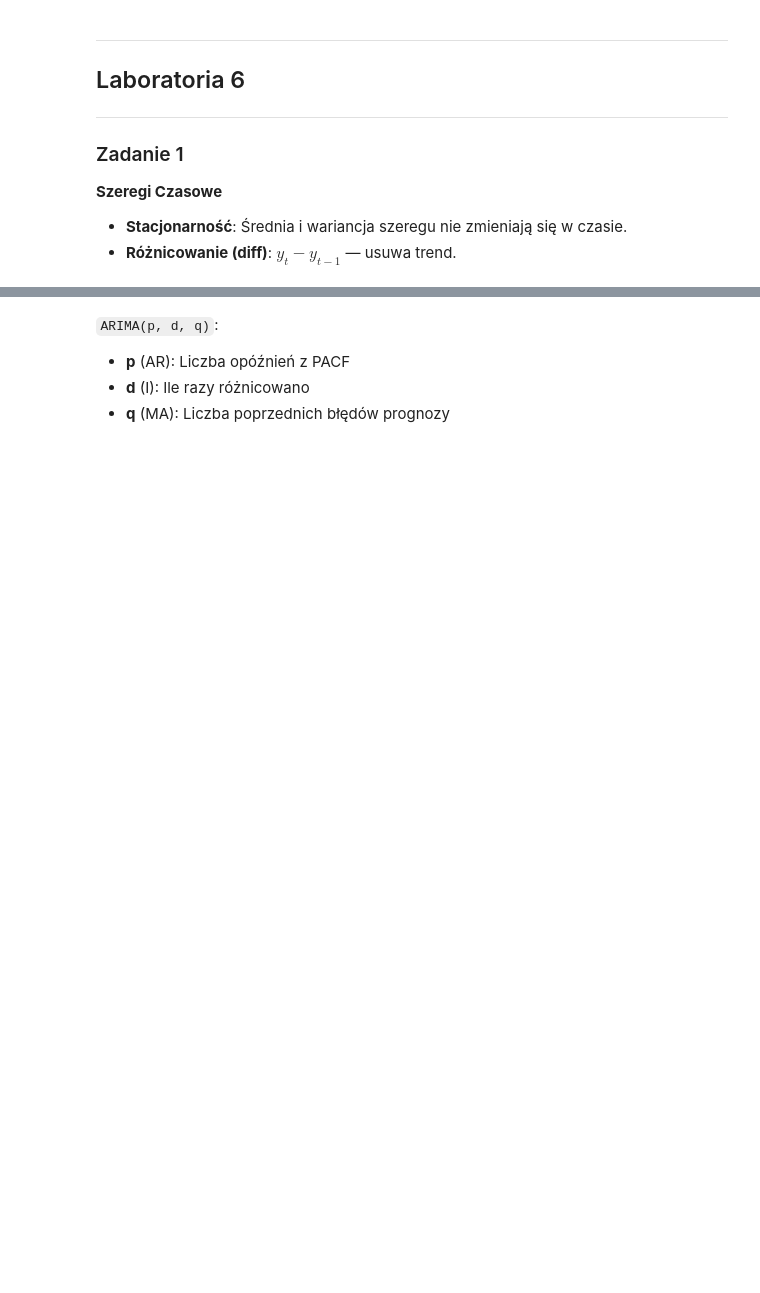
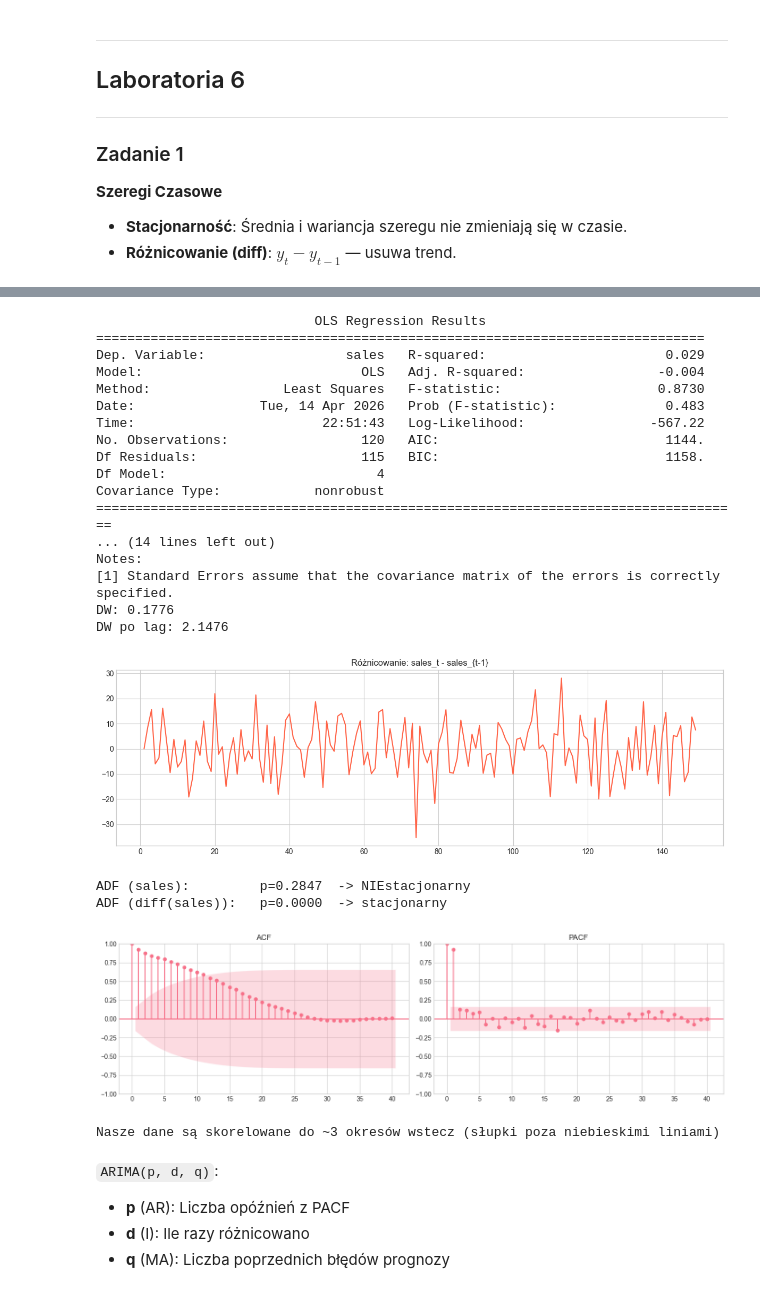
Before and after one commit to kaniapaulina/uni-corner, a Jupyter notebook: uni-python/data-related-subjects/econometrics/econometrics_materialy.ipynb, the cells around one changed output, grey strips where cells are left out. Saved outputs shown, nothing was run; the diff lists cells and outputs as text; code cells hidden in the pictures; blank space fills up the shorter version.

```diff
--- a/uni-python/data-related-subjects/econometrics/econometrics_materialy.ipynb
+++ b/uni-python/data-related-subjects/econometrics/econometrics_materialy.ipynb
@@ -1188,34 +1690,57 @@ from statsmodels.graphics.tsaplots import plot_acf, plot_pacf
 ts_data['week_nr'] = ts_data['week']
 train_ts['week_nr'] = train_ts['week']
 test_ts['week_nr']  = test_ts['week']
 
-model_ts2 = smf.ols('sales ~ .', data=train_ts).fit()
+model_ts2 = smf.ols('sales ~ price + promo + is_holiday_week + is_winter', data=train_ts).fit()
 print(model_ts2.summary())
 print(f'DW: {durbin_watson(model_ts2.resid):.4f}')
 
 # Autoregresja
 train_ts['sales_lag'] = train_ts['sales'].shift(1)
 model_ts3 = smf.ols('sales ~ week_nr + price + promo + is_holiday_week + is_winter + sales_lag', data=train_ts).fit()
 print(f'DW po lag: {durbin_watson(model_ts3.resid):.4f}')
 
 # Różnicowanie - usuwa trend
 fig, ax = plt.subplots(figsize=(12, 4))
 ax.plot(ts_data['sales'].diff().dropna(), color='tomato')
 ax.set_title('Różnicowanie: sales_t - sales_{t-1}')
 plt.tight_layout(); plt.show()
 
 # Test ADF na stacjonarność
 adf_raw   = adfuller(ts_data['sales'])
 adf_diff  = adfuller(ts_data['sales'].diff().dropna())
 print(f'ADF (sales):         p={adf_raw[1]:.4f}  -> {"stacjonarny" if adf_raw[1] < 0.05 else "NIEstacjonarny"}')
 print(f'ADF (diff(sales)):   p={adf_diff[1]:.4f}  -> {"stacjonarny" if adf_diff[1] < 0.05 else "NIEstacjonarny"}')
 
 # Wykres PACF
 fig, axes = plt.subplots(1, 2, figsize=(14, 4))
 plot_acf(ts_data['sales'], lags=40, ax=axes[0]); axes[0].set_title('ACF')
 plot_pacf(ts_data['sales'], lags=40, ax=axes[1]); axes[1].set_title('PACF')
 plt.tight_layout(); plt.show()
 print('Nasze dane są skorelowane do ~3 okresów wstecz (słupki poza niebieskimi liniami)')
+# %% [output]
+                            OLS Regression Results
+==============================================================================
+Dep. Variable:                  sales   R-squared:                       0.029
+Model:                            OLS   Adj. R-squared:                 -0.004
+Method:                 Least Squares   F-statistic:                    0.8730
+Date:                Tue, 14 Apr 2026   Prob (F-statistic):              0.483
+Time:                        22:51:43   Log-Likelihood:                -567.22
+No. Observations:                 120   AIC:                             1144.
+Df Residuals:                     115   BIC:                             1158.
+Df Model:                           4
+Covariance Type:            nonrobust
+===================================================================================
+... (14 lines left out)
+Notes:
+[1] Standard Errors assume that the covariance matrix of the errors is correctly specified.
+DW: 0.1776
+DW po lag: 2.1476
+[figure, added]
+ADF (sales):         p=0.2847  -> NIEstacjonarny
+ADF (diff(sales)):   p=0.0000  -> stacjonarny
+[figure, added]
+Nasze dane są skorelowane do ~3 okresów wstecz (słupki poza niebieskimi liniami)
 # %% [markdown]
 `ARIMA(p, d, q)`:
 - **p** (AR): Liczba opóźnień z PACF
```
Also changed, not shown: parts of 46 cells of this notebook, 2 other files.
